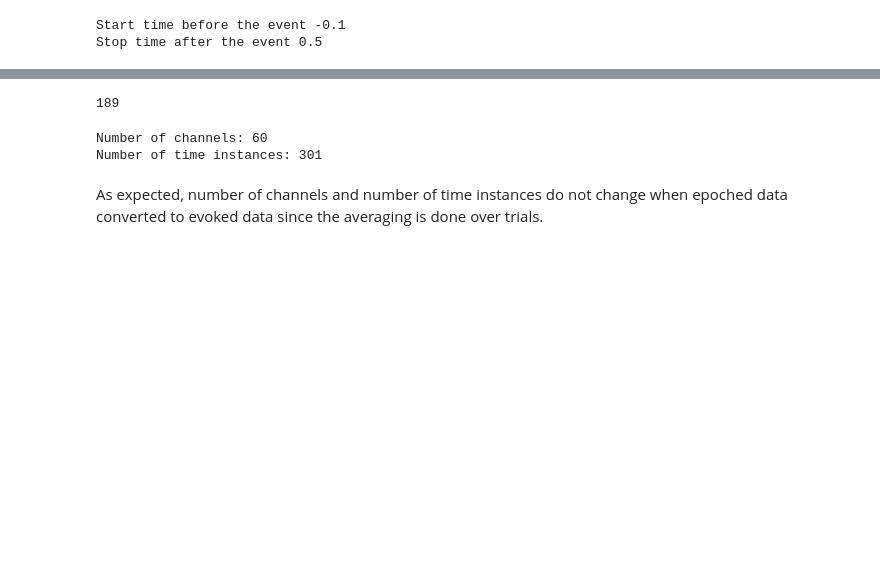
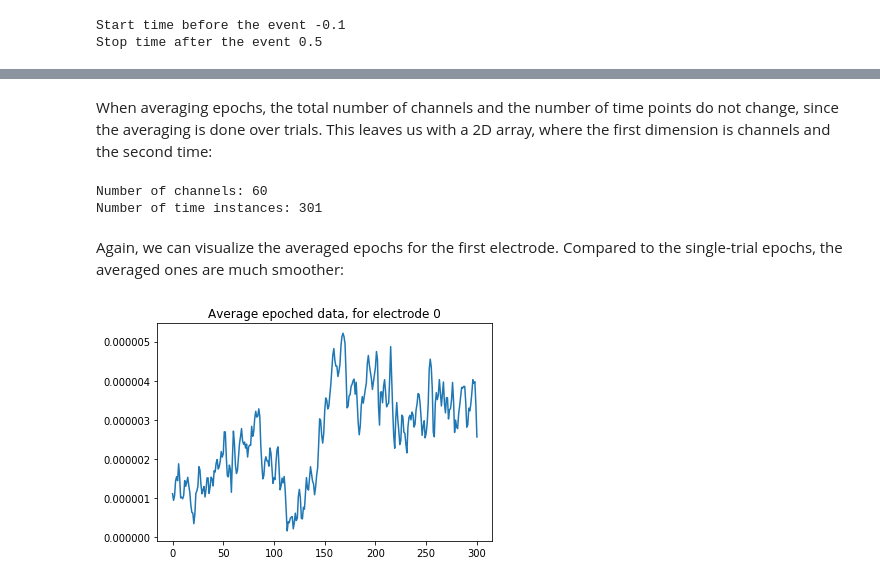
Before and after one commit to aath0/AlgorithmsNeuroscience, a Jupyter notebook: Tutorials/DataLoading.ipynb, the cells around one changed output, grey strips where cells are left out. Cells and saved outputs as stored; diff of their text form; code cells hidden in the pictures; blank space fills up the shorter version.

```diff
--- a/Tutorials/DataLoading.ipynb
+++ b/Tutorials/DataLoading.ipynb
@@ -245,7 +221,5 @@ Number of epochs that are used for averaging is kept in nave attribute of evoked
-# %%
-evoked.nave
-# %% [output]
-189
+# %% [markdown]
+When averaging epochs, the total number of channels and the number of time points do not change, since the averaging is done over trials. This leaves us with a 2D array, where the first dimension is channels and the second time:
 # %%
 evoked_data = evoked.data
 n_channels = len(evoked_data) # or len(evoked.ch_names)
@@ -256,5 +230,11 @@ print("Number of time instances: " + str(n_times))
 # %% [output]
 Number of channels: 60
 Number of time instances: 301
-# %% [markdown]
-As expected, number of channels and number of time instances do not change when epoched data converted to evoked data since the averaging is done over trials.
+# %% [markdown]
+Again, we can visualize the averaged epochs for the first electrode. Compared to the single-trial epochs, the averaged ones are much smoother:
+# %%
+plt.plot(evoked._data[0,:].T)
+plt.title("Average epoched data, for electrode 0")
+plt.show()
+# %% [output]
+[figure, added]
```
Also changed, not shown: parts of 36 cells of this notebook.
